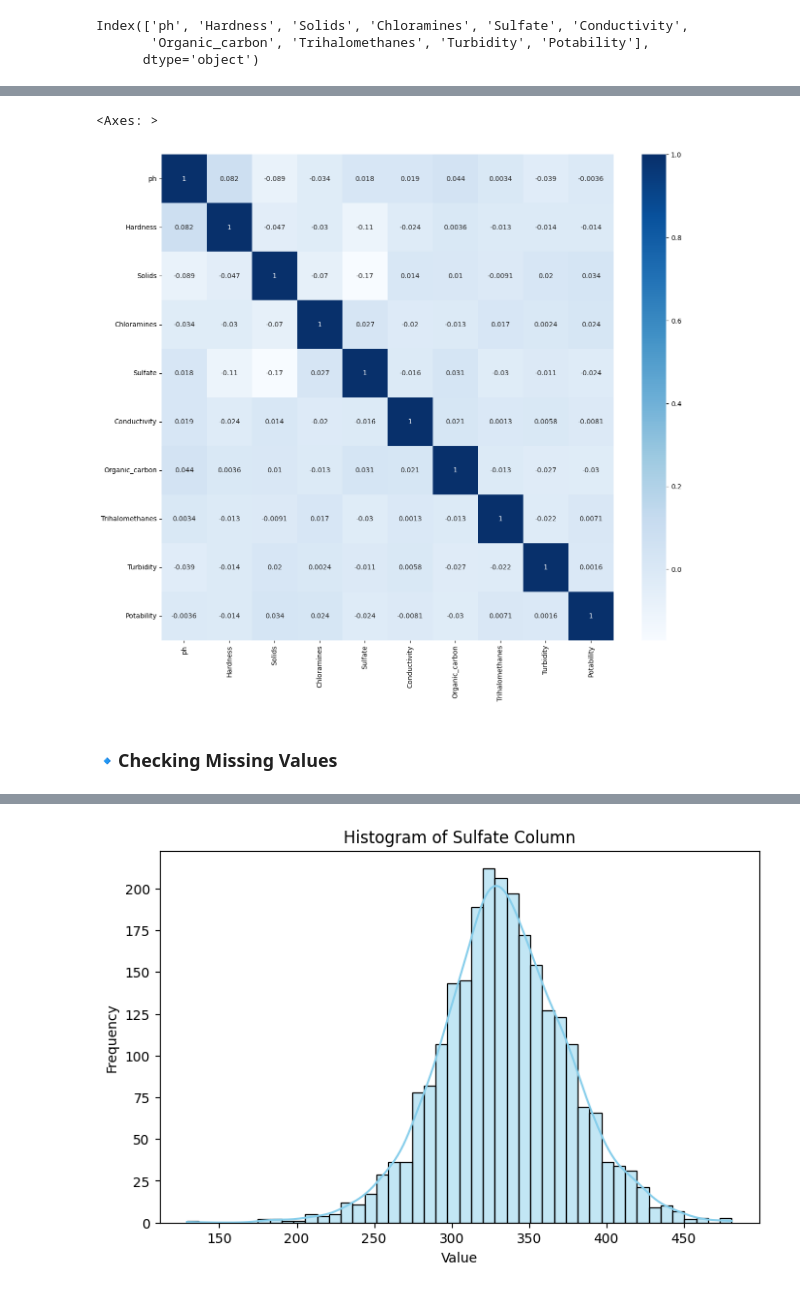
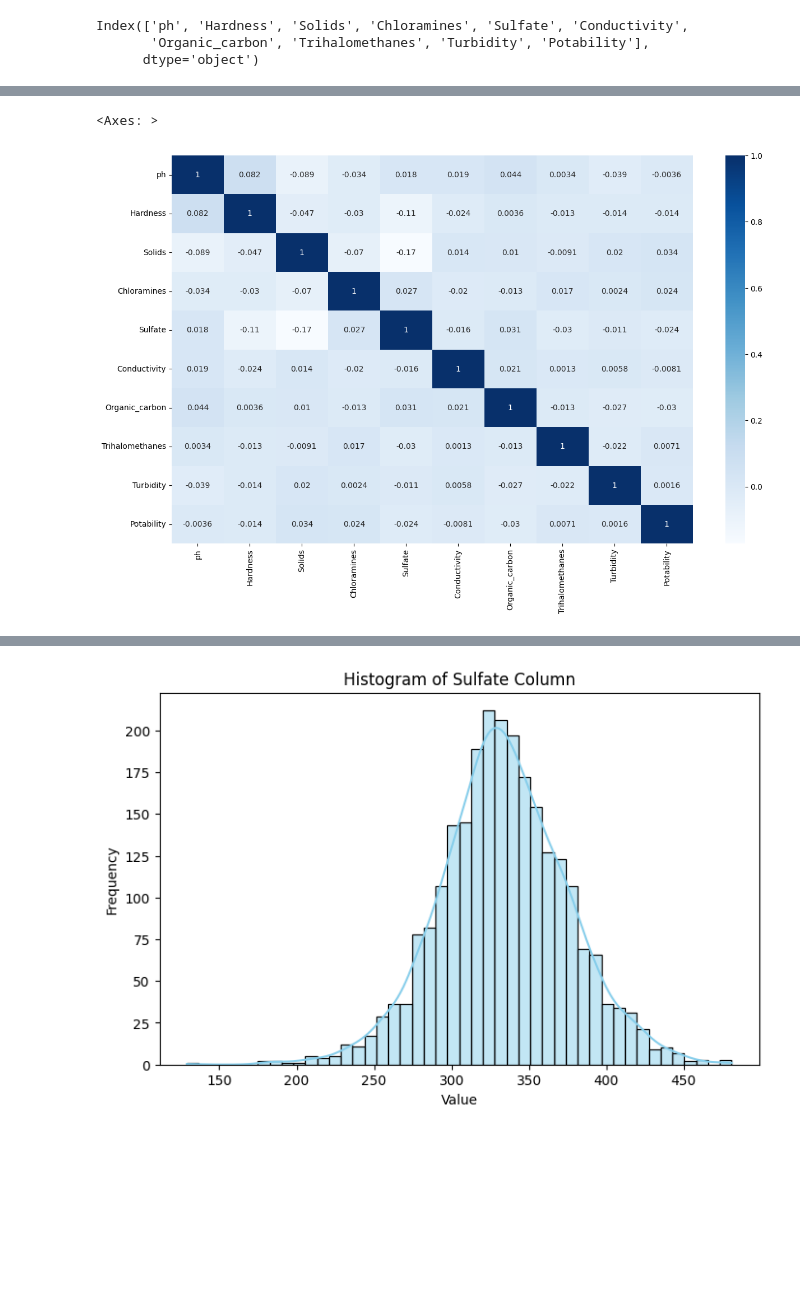
Before and after one commit to rahma-khattab/water-potability-prediction-system, a Jupyter notebook: Water_Potability.ipynb, the cells around one changed output, grey strips where cells are left out. Cells and saved outputs as stored; diff of their text form; code cells hidden in the pictures; blank space fills up the shorter version.

Commit message:
Modified notebook, added some deployment features concerning graph.

```diff
--- a/Water_Potability.ipynb
+++ b/Water_Potability.ipynb
@@ -34,3 +36,2 @@ warnings.filterwarnings('ignore')
 # %%
-water = pd.read_csv('water_potability.csv')
-water.head()
+water = pd.read_csv("D:\Water Potability System (AI)'24\water-potability-prediction-system\water_potability.csv")
@@ -92,10 +98,7 @@ Index(['ph', 'Hardness', 'Solids', 'Chloramines', 'Sulfate', 'Conductivity',
 # %%
-#mmkn ttshal w asebha fl visualization
 correlation = water.corr()
-plt.figure(figsize=(15, 13))
+plt.figure(figsize=(15, 9))
 sns.heatmap(correlation, annot=True, cmap='Blues')
 # %% [output]
 <Axes: >
-[figure, old version]
+[figure, new version]
-# %% [markdown]
-### 🔹Checking Missing Values
```
Also changed, not shown: parts of 60 cells of this notebook, 16 other files.
